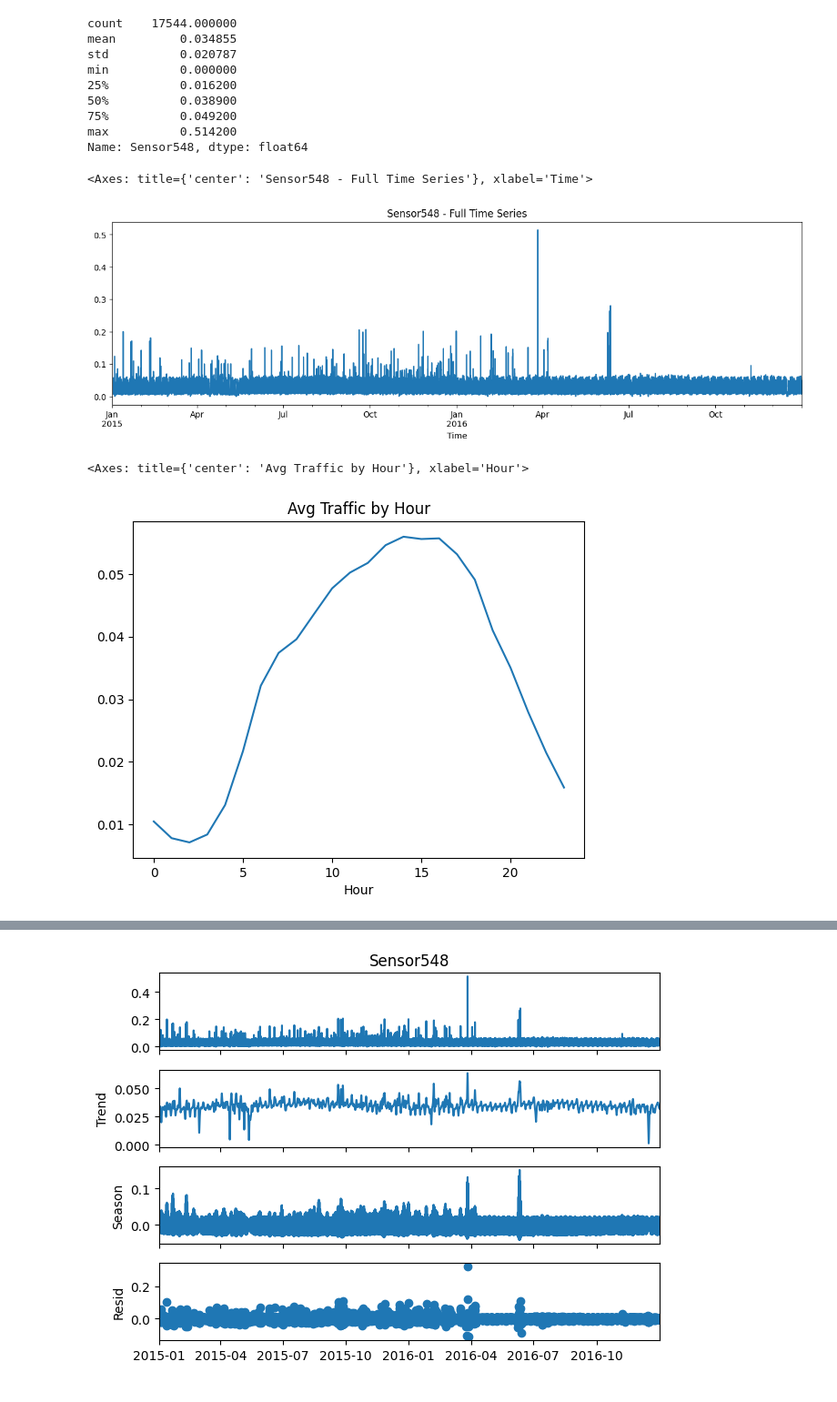
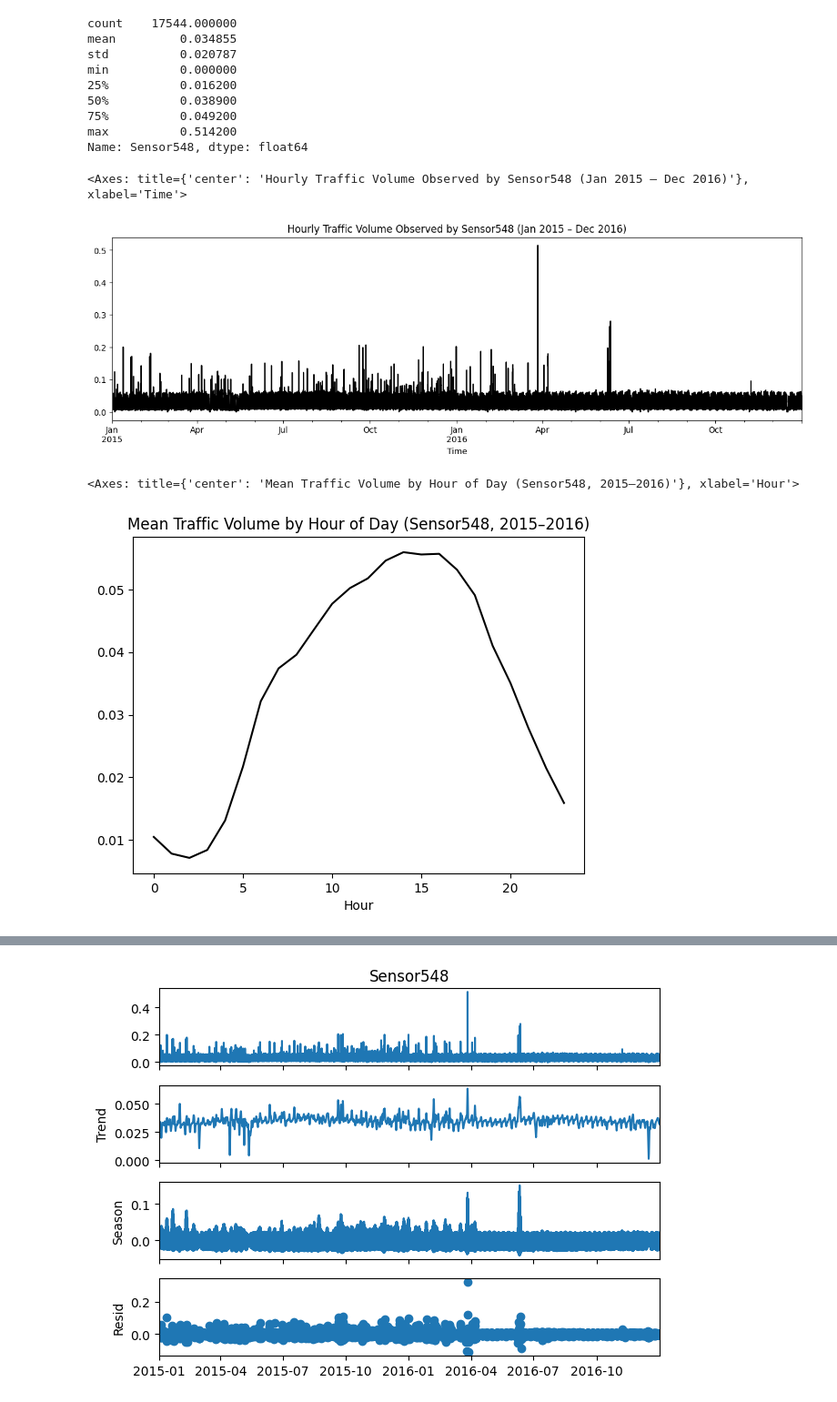
Before and after one commit to FernandaCladera/Forecasting, a Jupyter notebook: forecast.ipynb, the cells around one changed output, grey strips where cells are left out. Shown at 91% size. Drawn from its saved outputs; the diff is of its cells as text; code cells hidden in the pictures.

Commit message:
forecasting2

```diff
--- a/forecast.ipynb
+++ b/forecast.ipynb
@@ -15,7 +15,7 @@ from statsmodels.tsa.statespace.sarimax import SARIMAX
 from sklearn.metrics import mean_squared_error
 from statsmodels.tsa.stattools import acf
 # %%
-df= pd.read_csv('Forecasting/Data/Traffic_data.csv')
+df= pd.read_csv('Data/Traffic_data.csv')
 df= df[['Time','Sensor548']]
 df.columns
 df.info()
@@ -92,13 +92,13 @@ min          0.000000
 max          0.514200
 Name: Sensor548, dtype: float64
 # %%
-df['Sensor548'].plot(figsize=(15,4),title='Sensor548 - Full Time Series')
+df['Sensor548'].plot(figsize=(15, 4), color='black', title='Hourly Traffic Volume Observed by Sensor548 (Jan 2015 – Dec 2016)')
 # %% [output]
-<Axes: title={'center': 'Sensor548 - Full Time Series'}, xlabel='Time'>
+<Axes: title={'center': 'Hourly Traffic Volume Observed by Sensor548 (Jan 2015 – Dec 2016)'}, xlabel='Time'>
-[figure, old version]
+[figure, new version]
 # %%
-df.groupby('Hour')['Sensor548'].mean().plot(title='Avg Traffic by Hour')
+df.groupby('Hour')['Sensor548'].mean().plot(color='black', title='Mean Traffic Volume by Hour of Day (Sensor548, 2015–2016)')
 # %% [output]
-<Axes: title={'center': 'Avg Traffic by Hour'}, xlabel='Hour'>
+<Axes: title={'center': 'Mean Traffic Volume by Hour of Day (Sensor548, 2015–2016)'}, xlabel='Hour'>
-[figure, old version]
+[figure, new version]
 # %%
```
Also changed, not shown: parts of 9 cells of this notebook, 17 other files.
